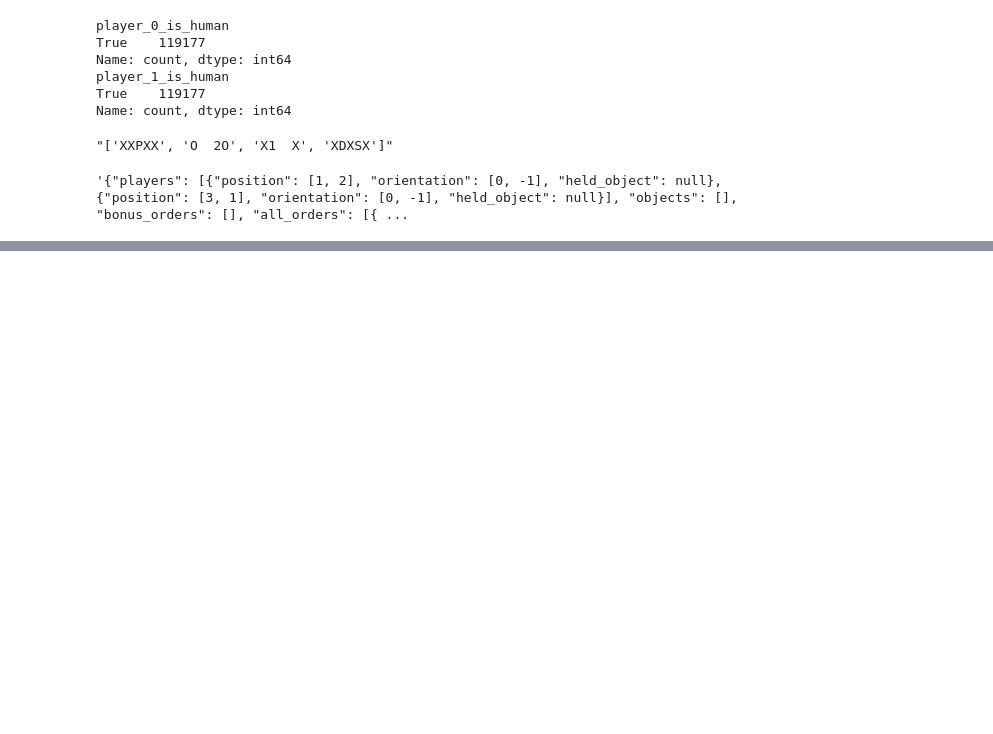
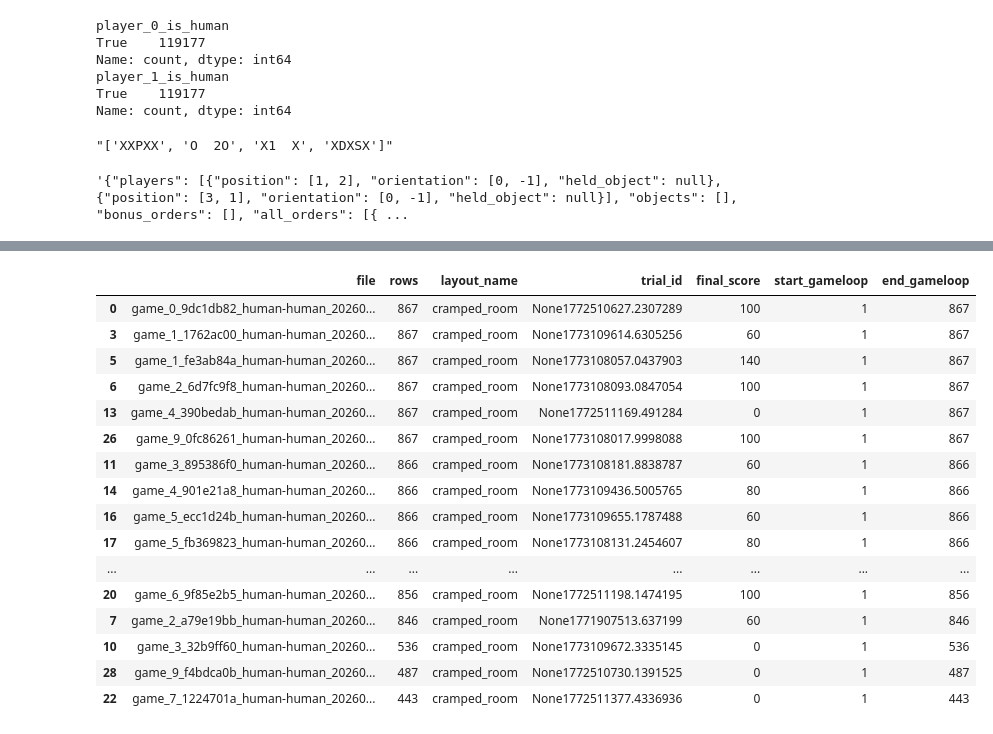
Before and after one commit to Veda-Ashok/cooking_up_collaboration, a Jupyter notebook: data/data_exploration.ipynb, the cells around one changed output, grey strips where cells are left out. Cells and saved outputs as stored; diff of their text form; code cells hidden in the pictures; blank space fills up the shorter version.

```diff
--- a/data/data_exploration.ipynb
+++ b/data/data_exploration.ipynb
@@ -67,0 +140,49 @@ df.state[0]
+# %%
+import json
+from pathlib import Path
+import pandas as pd
+
+json_folder = Path("trajectories")
+
+summary = []
+for jf in sorted(json_folder.glob("*.json")):
+    with open(jf, "r", encoding="utf-8") as f:
+        payload = json.load(f)
+
+    traj = payload.get("trajectory", [])
+    if not traj:
+        continue
+
+    first = traj[0]
+    last = traj[-1]
+
+    summary.append({
+        "file": jf.name,
+        "rows": len(traj),
+        "layout_name": first.get("layout_name"),
+        "trial_id": first.get("trial_id"),
+        "final_score": last.get("score"),
+        "start_gameloop": first.get("cur_gameloop"),
+        "end_gameloop": last.get("cur_gameloop"),
+    })
+
+summary_df = pd.DataFrame(summary)
+summary_df.sort_values(["layout_name", "rows"], ascending=[True, False])
+# %% [output]
+|  | file | rows | layout_name | trial_id | final_score | start_gameloop | end_gameloop |
+| 0 | game_0_9dc1db82_human-human_20260... | 867 | cramped_room | None1772510627.2307289 | 100 | 1 | 867 |
+| 3 | game_1_1762ac00_human-human_20260... | 867 | cramped_room | None1773109614.6305256 | 60 | 1 | 867 |
+| 5 | game_1_fe3ab84a_human-human_20260... | 867 | cramped_room | None1773108057.0437903 | 140 | 1 | 867 |
+| 6 | game_2_6d7fc9f8_human-human_20260... | 867 | cramped_room | None1773108093.0847054 | 100 | 1 | 867 |
+| 13 | game_4_390bedab_human-human_20260... | 867 | cramped_room | None1772511169.491284 | 0 | 1 | 867 |
+| 26 | game_9_0fc86261_human-human_20260... | 867 | cramped_room | None1773108017.9998088 | 100 | 1 | 867 |
+| 11 | game_3_895386f0_human-human_20260... | 866 | cramped_room | None1773108181.8838787 | 60 | 1 | 866 |
+| 14 | game_4_901e21a8_human-human_20260... | 866 | cramped_room | None1773109436.5005765 | 80 | 1 | 866 |
+| 16 | game_5_ecc1d24b_human-human_20260... | 866 | cramped_room | None1773109655.1787488 | 60 | 1 | 866 |
+| 17 | game_5_fb369823_human-human_20260... | 866 | cramped_room | None1773108131.2454607 | 80 | 1 | 866 |
+| ... | ... | ... | ... | ... | ... | ... | ... |
+| 20 | game_6_9f85e2b5_human-human_20260... | 856 | cramped_room | None1772511198.1474195 | 100 | 1 | 856 |
+| 7 | game_2_a79e19bb_human-human_20260... | 846 | cramped_room | None1771907513.637199 | 60 | 1 | 846 |
+| 10 | game_3_32b9ff60_human-human_20260... | 536 | cramped_room | None1773109672.3335145 | 0 | 1 | 536 |
+| 28 | game_9_f4bdca0b_human-human_20260... | 487 | cramped_room | None1772510730.1391525 | 0 | 1 | 487 |
+| 22 | game_7_1224701a_human-human_20260... | 443 | cramped_room | None1772511377.4336936 | 0 | 1 | 443 |
```
Also changed, not shown: parts of 5 cells of this notebook, 17 other files.
